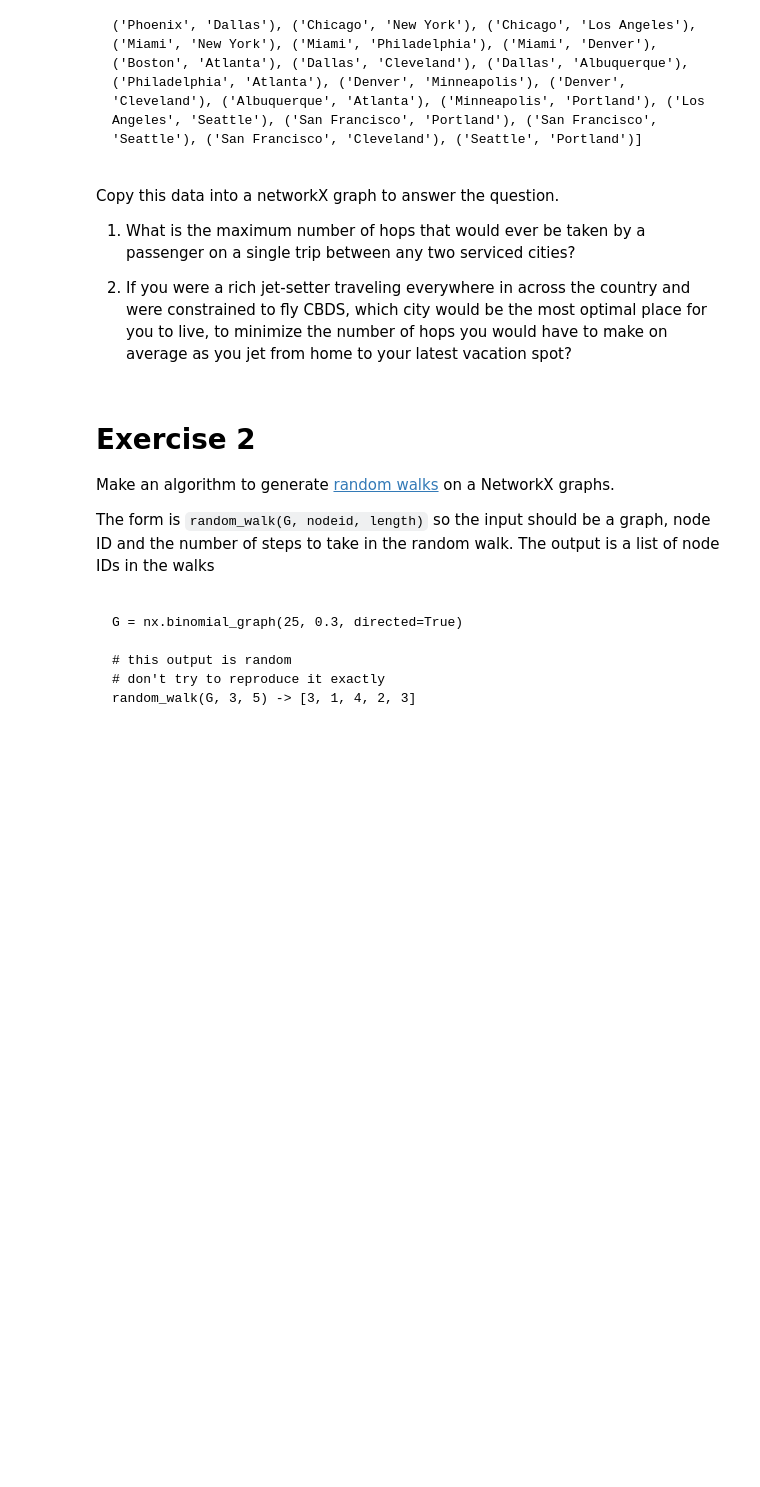
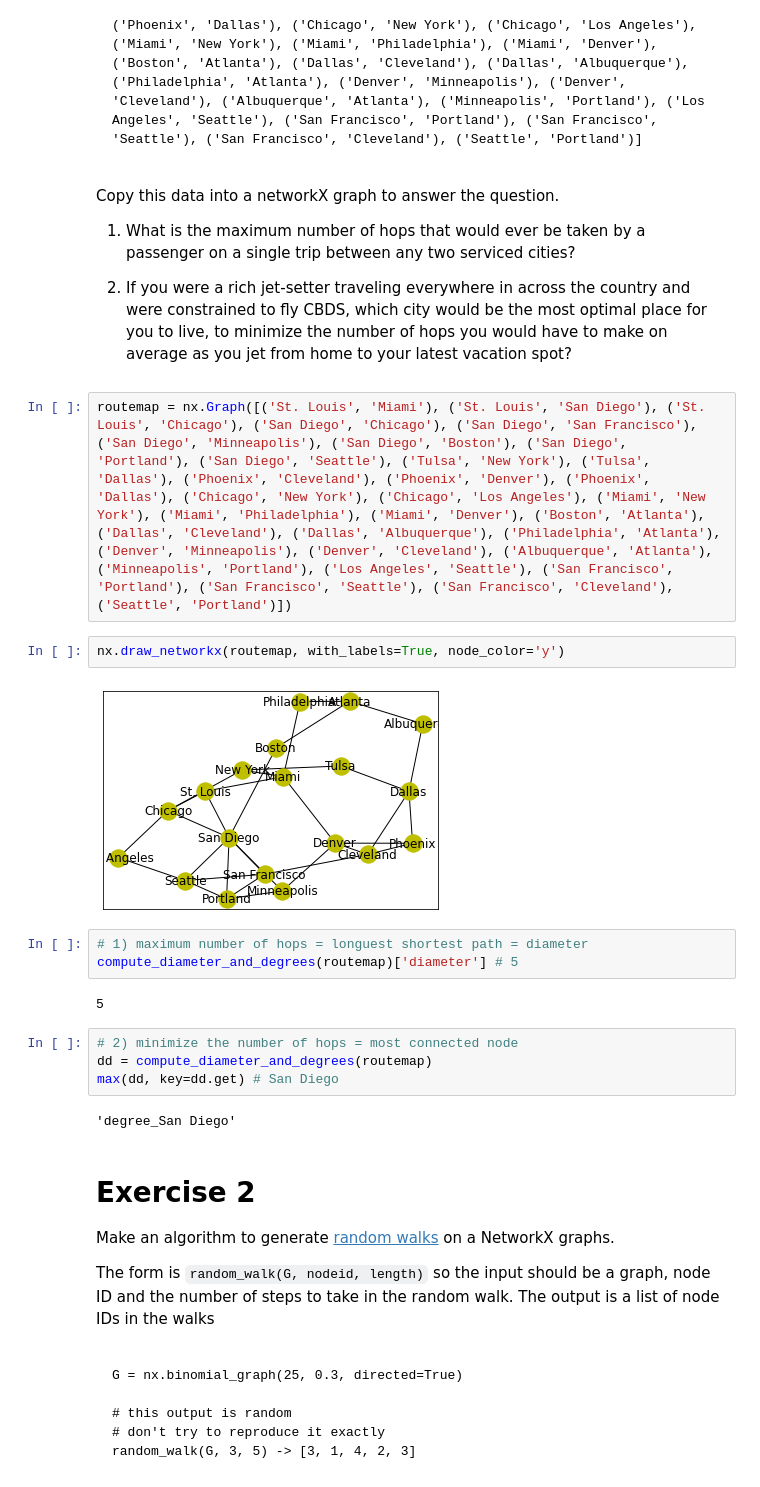
Before and after one commit to cb-ds-1/m1-11-networks, a Jupyter notebook: Workshop Graphs.ipynb, the cells around one changed output. Cells and saved outputs as stored; diff of their text form; blank space fills up the shorter version.

```diff
--- a/Workshop Graphs.ipynb
+++ b/Workshop Graphs.ipynb
@@ -36,6 +106,23 @@ Copy this data into a networkX graph to answer the question.
 1. What is the maximum number of hops that would ever be taken by a passenger on a single trip between any two serviced cities?
 
 2. If you were a rich jet-setter traveling everywhere in across the country and were constrained to fly CBDS, which city would be the most optimal place for you to live, to minimize the number of hops you would have to make on average as you jet from home to your latest vacation spot?
+# %%
+routemap = nx.Graph([('St. Louis', 'Miami'), ('St. Louis', 'San Diego'), ('St. Louis', 'Chicago'), ('San Diego', 'Chicago'), ('San Diego', 'San Francisco'), ('San Diego', 'Minneapolis'), ('San Diego', 'Boston'), ('San Diego', 'Portland'), ('San Diego', 'Seattle'), ('Tulsa', 'New York'), ('Tulsa', 'Dallas'), ('Phoenix', 'Cleveland'), ('Phoenix', 'Denver'), ('Phoenix', 'Dallas'), ('Chicago', 'New York'), ('Chicago', 'Los Angeles'), ('Miami', 'New York'), ('Miami', 'Philadelphia'), ('Miami', 'Denver'), ('Boston', 'Atlanta'), ('Dallas', 'Cleveland'), ('Dallas', 'Albuquerque'), ('Philadelphia', 'Atlanta'), ('Denver', 'Minneapolis'), ('Denver', 'Cleveland'), ('Albuquerque', 'Atlanta'), ('Minneapolis', 'Portland'), ('Los Angeles', 'Seattle'), ('San Francisco', 'Portland'), ('San Francisco', 'Seattle'), ('San Francisco', 'Cleveland'), ('Seattle', 'Portland')])
+# %%
+nx.draw_networkx(routemap, with_labels=True, node_color='y')
+# %% [output]
+[figure, added]
+# %%
+# 1) maximum number of hops = longuest shortest path = diameter
+compute_diameter_and_degrees(routemap)['diameter'] # 5
+# %% [output]
+5
+# %%
+# 2) minimize the number of hops = most connected node
+dd = compute_diameter_and_degrees(routemap)
+max(dd, key=dd.get) # San Diego
+# %% [output]
+'degree_San Diego'
 # %% [markdown]
 # Exercise 2
 
```
Also changed, not shown: parts of 15 cells of this notebook.
